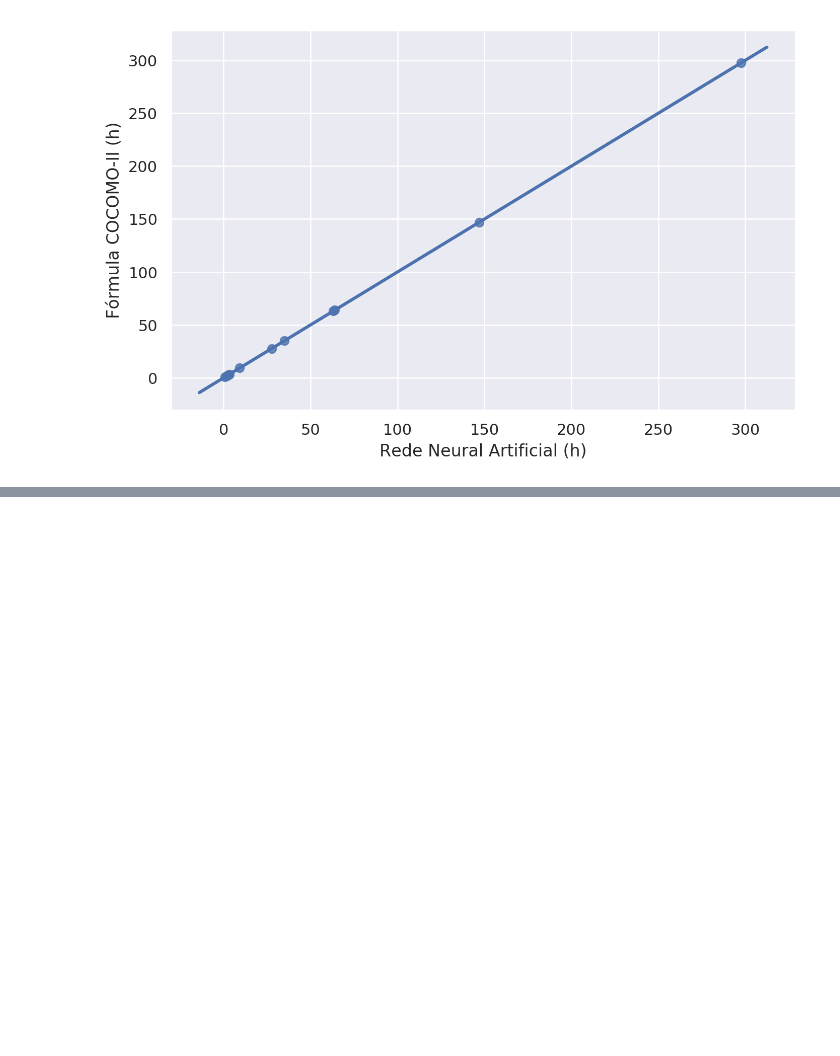
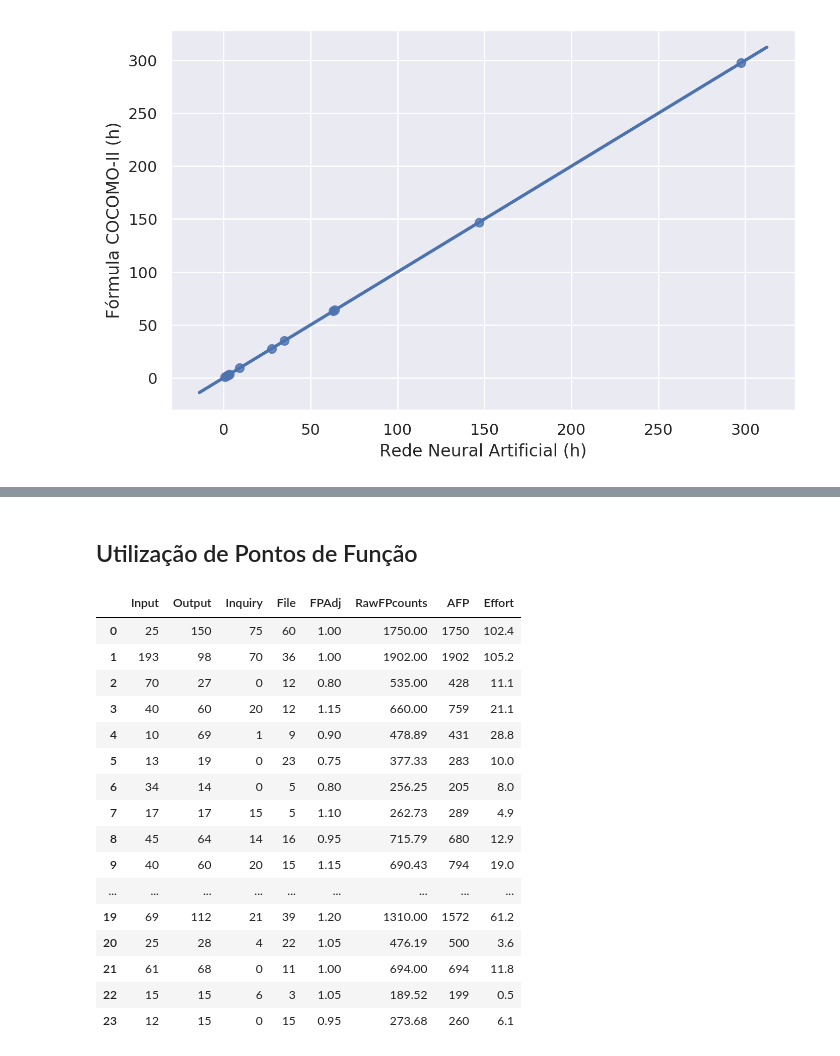
Before and after one commit to Gabrui/estimar-esforco, a Jupyter notebook: estimar-esforco.ipynb, the cells around one changed output, grey strips where cells are left out. Cells and saved outputs as stored; diff of their text form; code cells hidden in the pictures; blank space fills up the shorter version.

```diff
--- a/estimar-esforco.ipynb
+++ b/estimar-esforco.ipynb
@@ -395,0 +449,22 @@ Warnings:
+# %% [markdown]
+## Utilização de Pontos de Função
+# %%
+pd.read_csv('dados/pontos-funcao/albrecht.csv', skipinitialspace=True)
+# %% [output]
+|  | Input | Output | Inquiry | File | FPAdj | RawFPcounts | AFP | Effort |
+| 0 | 25 | 150 | 75 | 60 | 1.00 | 1750.00 | 1750 | 102.4 |
+| 1 | 193 | 98 | 70 | 36 | 1.00 | 1902.00 | 1902 | 105.2 |
+| 2 | 70 | 27 | 0 | 12 | 0.80 | 535.00 | 428 | 11.1 |
+| 3 | 40 | 60 | 20 | 12 | 1.15 | 660.00 | 759 | 21.1 |
+| 4 | 10 | 69 | 1 | 9 | 0.90 | 478.89 | 431 | 28.8 |
+| 5 | 13 | 19 | 0 | 23 | 0.75 | 377.33 | 283 | 10.0 |
+| 6 | 34 | 14 | 0 | 5 | 0.80 | 256.25 | 205 | 8.0 |
+| 7 | 17 | 17 | 15 | 5 | 1.10 | 262.73 | 289 | 4.9 |
+| 8 | 45 | 64 | 14 | 16 | 0.95 | 715.79 | 680 | 12.9 |
+| 9 | 40 | 60 | 20 | 15 | 1.15 | 690.43 | 794 | 19.0 |
+| ... | ... | ... | ... | ... | ... | ... | ... | ... |
+| 19 | 69 | 112 | 21 | 39 | 1.20 | 1310.00 | 1572 | 61.2 |
+| 20 | 25 | 28 | 4 | 22 | 1.05 | 476.19 | 500 | 3.6 |
+| 21 | 61 | 68 | 0 | 11 | 1.00 | 694.00 | 694 | 11.8 |
+| 22 | 15 | 15 | 6 | 3 | 1.05 | 189.52 | 199 | 0.5 |
+| 23 | 12 | 15 | 0 | 15 | 0.95 | 273.68 | 260 | 6.1 |
```
Also changed, not shown: parts of 6 cells of this notebook, 4 other files.
